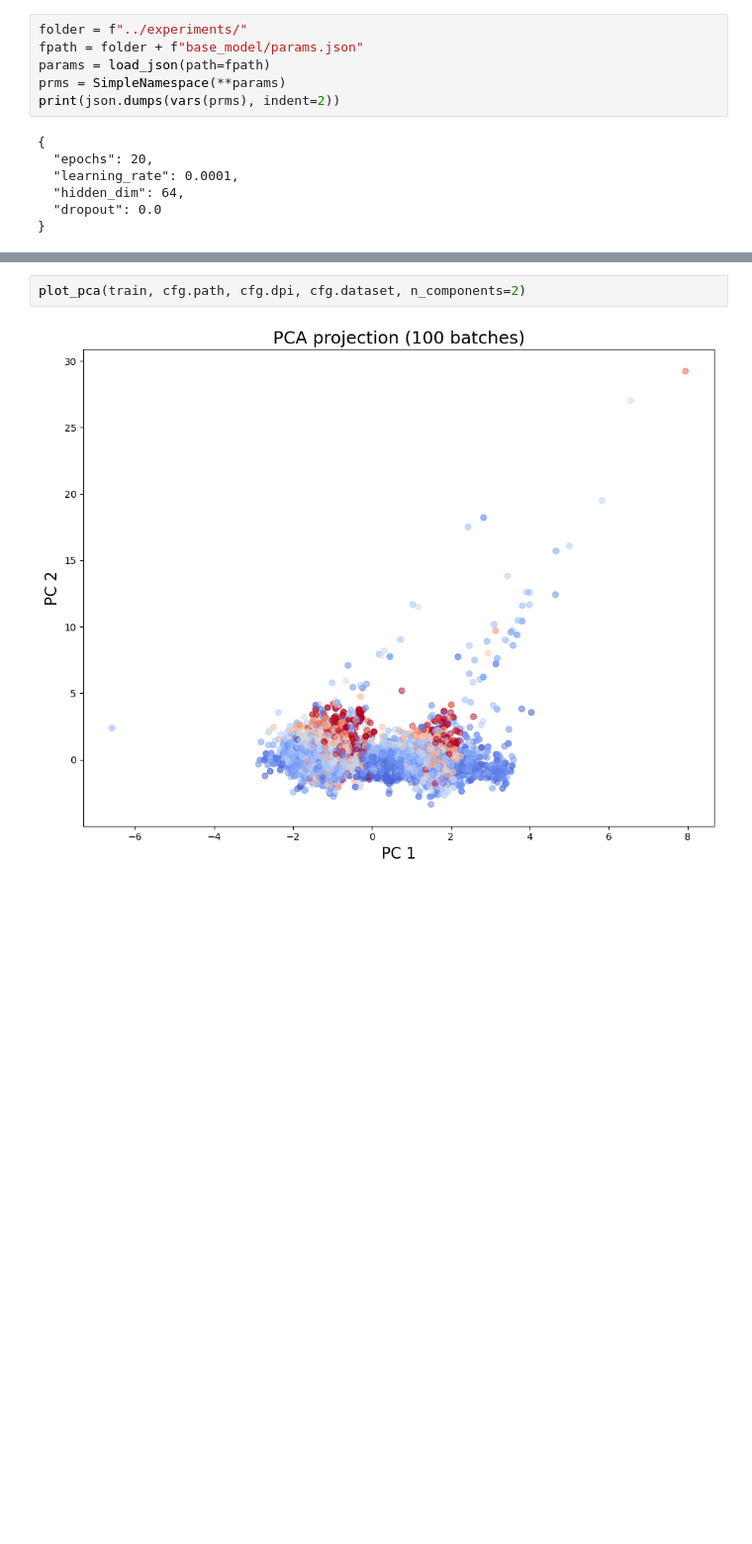
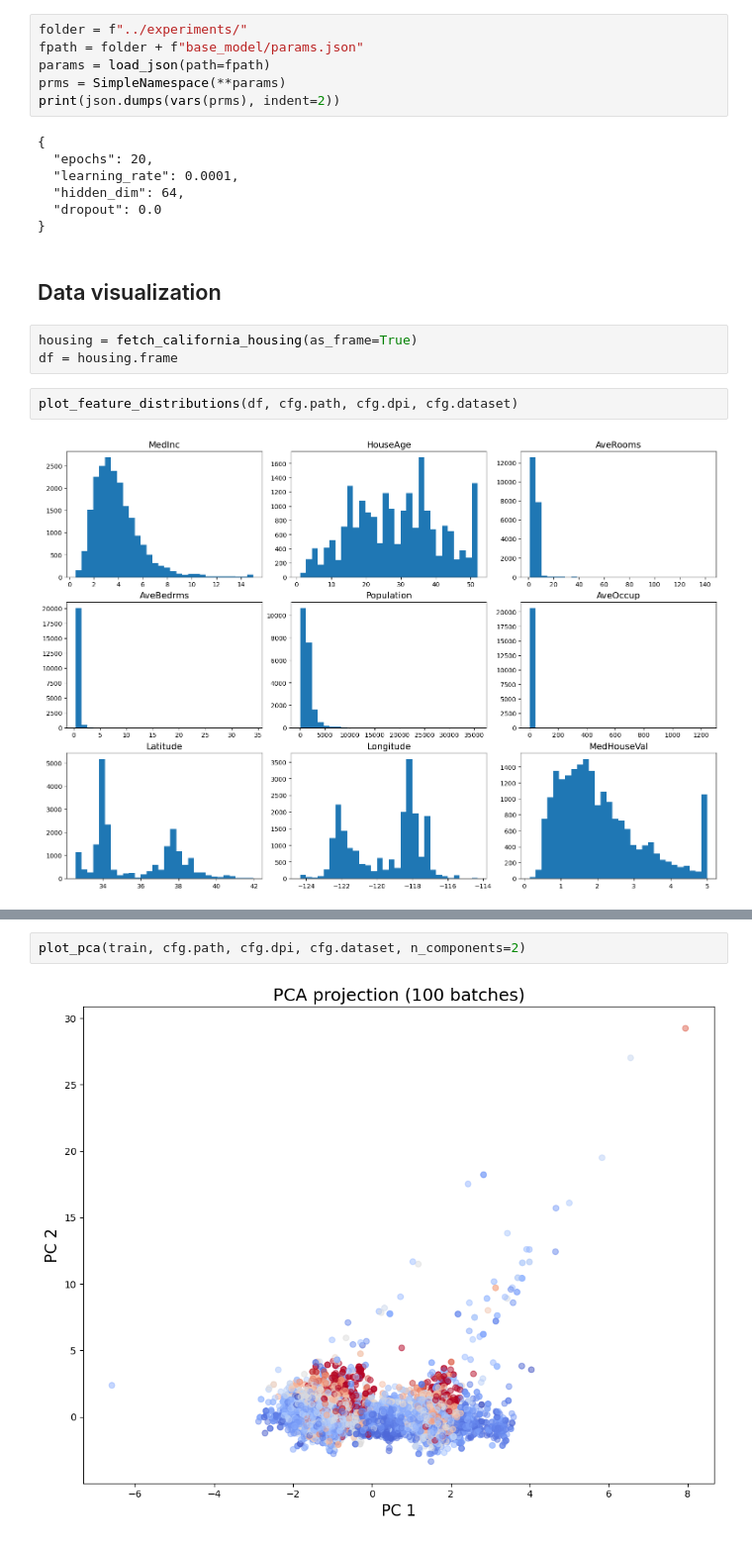
Before and after one commit to AJG91/build-mlp, a Jupyter notebook: notebooks/build_mlp.ipynb, the cells around one changed output, grey strips where cells are left out. Shown at 99% size. Cells and saved outputs as stored; diff of their text form; blank space fills up the shorter version.

Commit message:
Changes include Data exploration and metrics plots

```diff
--- a/notebooks/build_mlp.ipynb
+++ b/notebooks/build_mlp.ipynb
@@ -43,3 +45,12 @@ print(json.dumps(vars(prms), indent=2))
   "hidden_dim": 64,
   "dropout": 0.0
 }
+# %% [markdown]
+## Data visualization
+# %%
+housing = fetch_california_housing(as_frame=True)
+df = housing.frame
+# %%
+plot_feature_distributions(df, cfg.path, cfg.dpi, cfg.dataset)
+# %% [output]
+[figure, added]
```
Also changed, not shown: parts of 7 cells of this notebook.
